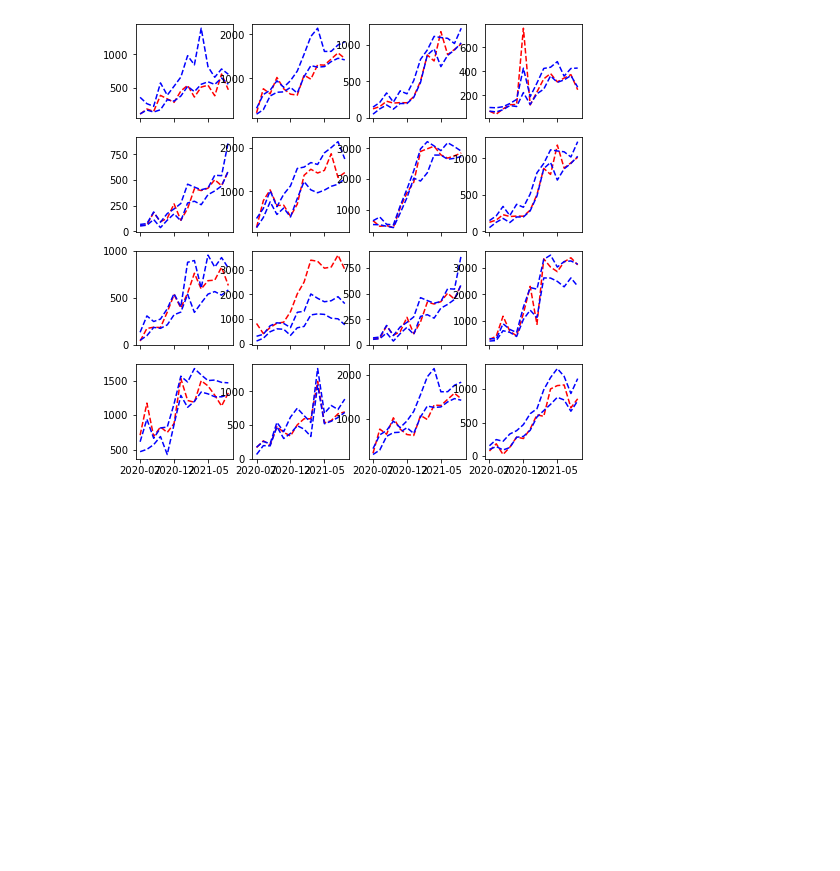
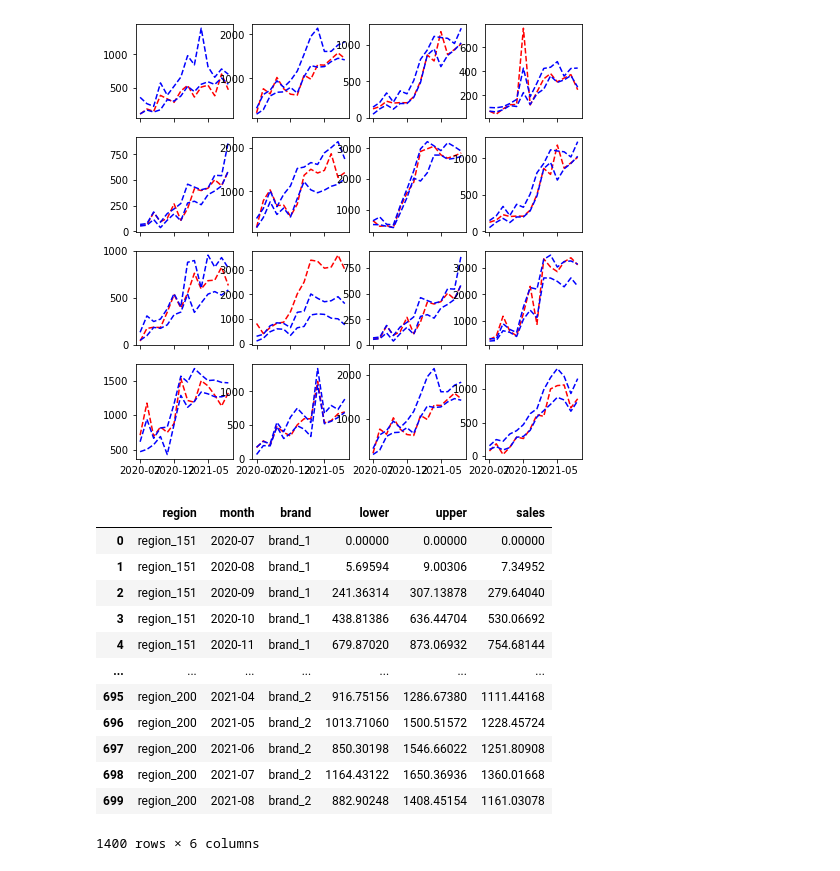
Before and after one commit to StefanKohlbacher/novDatathon, a Jupyter notebook: makeSimpleRegressionModel.ipynb, the cells around one changed output. Cells and saved outputs as stored; diff of their text form; code cells hidden in the pictures; blank space fills up the shorter version.

```diff
--- a/makeSimpleRegressionModel.ipynb
+++ b/makeSimpleRegressionModel.ipynb
@@ -997,0 +1029,16 @@ plotRandomRegions(correctedCvSubmissions[0], 'brand_2', False)
+# %%
+finalSubmission
+# %% [output]
+|  | region | month | brand | lower | upper | sales |
+| 0 | region_151 | 2020-07 | brand_1 | 0.00000 | 0.00000 | 0.00000 |
+| 1 | region_151 | 2020-08 | brand_1 | 5.69594 | 9.00306 | 7.34952 |
+| 2 | region_151 | 2020-09 | brand_1 | 241.36314 | 307.13878 | 279.64040 |
+| 3 | region_151 | 2020-10 | brand_1 | 438.81386 | 636.44704 | 530.06692 |
+| 4 | region_151 | 2020-11 | brand_1 | 679.87020 | 873.06932 | 754.68144 |
+| ... | ... | ... | ... | ... | ... | ... |
+| 695 | region_200 | 2021-04 | brand_2 | 916.75156 | 1286.67380 | 1111.44168 |
+| 696 | region_200 | 2021-05 | brand_2 | 1013.71060 | 1500.51572 | 1228.45724 |
+| 697 | region_200 | 2021-06 | brand_2 | 850.30198 | 1546.66022 | 1251.80908 |
+| 698 | region_200 | 2021-07 | brand_2 | 1164.43122 | 1650.36936 | 1360.01668 |
+| 699 | region_200 | 2021-08 | brand_2 | 882.90248 | 1408.45154 | 1161.03078 |
+1400 rows × 6 columns
```
Also changed, not shown: parts of 16 cells of this notebook.
